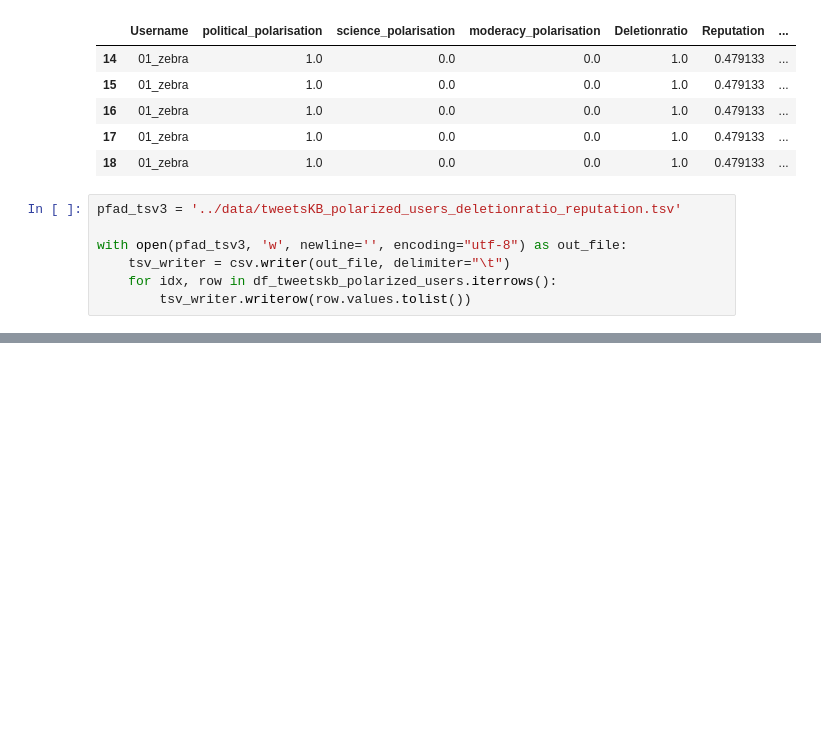
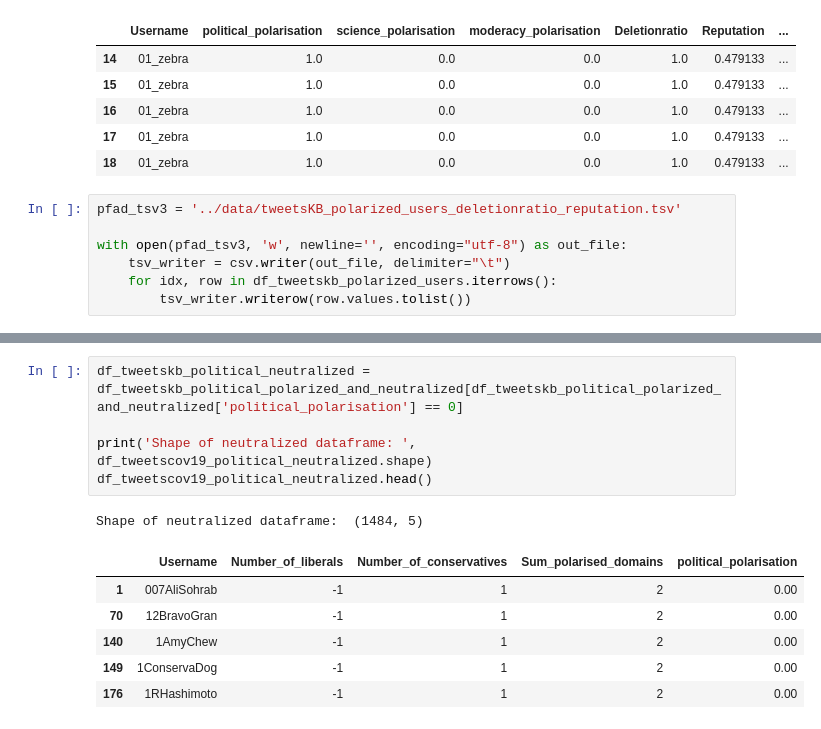
Before and after one commit to MoSamani/Deleted-Tweets, a Jupyter notebook: user_polarisiation/TweetsKB_tweets_of_polarised_users.ipynb, the cells around one changed output, grey strips where cells are left out. Cells and saved outputs as stored; diff of their text form; blank space fills up the shorter version.

```diff
--- a/user_polarisiation/TweetsKB_tweets_of_polarised_users.ipynb
+++ b/user_polarisiation/TweetsKB_tweets_of_polarised_users.ipynb
@@ -145,0 +180,13 @@ with open(pfad_tsv3, 'w', newline='', encoding="utf-8") as out_file:
+# %%
+df_tweetskb_political_neutralized = df_tweetskb_political_polarized_and_neutralized[df_tweetskb_political_polarized_and_neutralized['political_polarisation'] == 0]
+
+print('Shape of neutralized dataframe: ', df_tweetscov19_political_neutralized.shape)
+df_tweetscov19_political_neutralized.head()
+# %% [output]
+Shape of neutralized dataframe:  (1484, 5)
+|  | Username | Number_of_liberals | Number_of_conservatives | Sum_polarised_domains | political_polarisation |
+| 1 | 007AliSohrab | -1 | 1 | 2 | 0.00 |
+| 70 | 12BravoGran | -1 | 1 | 2 | 0.00 |
+| 140 | 1AmyChew | -1 | 1 | 2 | 0.00 |
+| 149 | 1ConservaDog | -1 | 1 | 2 | 0.00 |
+| 176 | 1RHashimoto | -1 | 1 | 2 | 0.00 |
```
Also changed, not shown: parts of 12 cells of this notebook.
